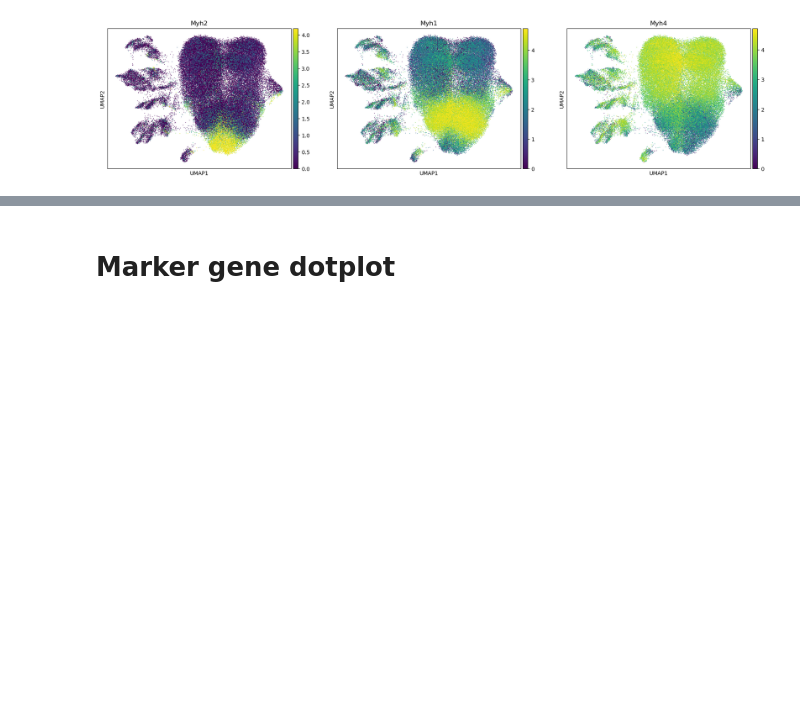
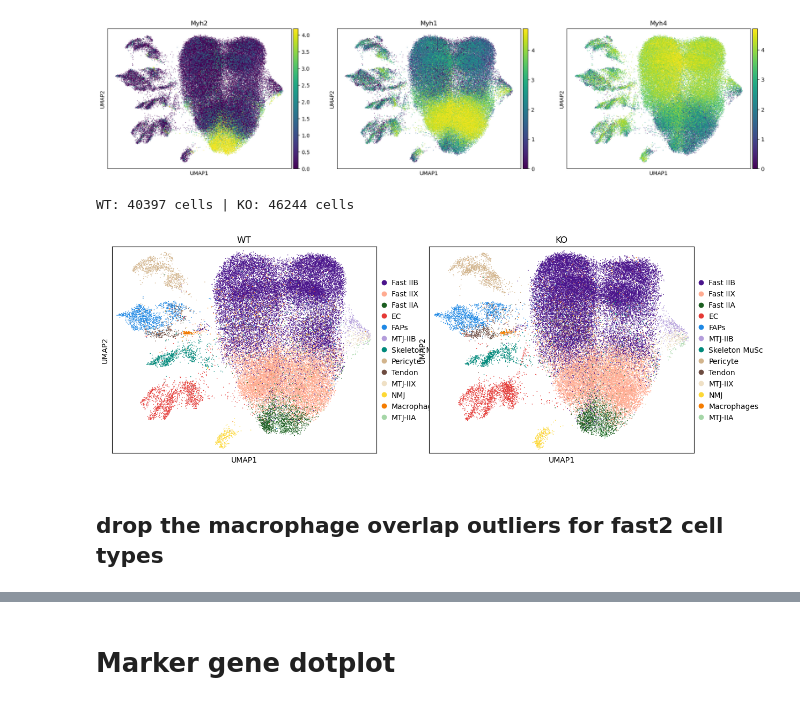
Before and after one commit to sachha-naksha/TA_muscle_ageing, a Jupyter notebook: py_scripts/2_single_nuc_inspection/re_cluster.ipynb, the cells around one changed output, grey strips where cells are left out. Saved outputs shown, nothing was run; the diff lists cells and outputs as text; code cells hidden in the pictures; blank space fills up the shorter version.

Commit message:
added all plots for figure 3 part A (cell type discovery related)

```diff
--- a/py_scripts/2_single_nuc_inspection/re_cluster.ipynb
+++ b/py_scripts/2_single_nuc_inspection/re_cluster.ipynb
@@ -227,0 +218,28 @@ plt.show()
+# %%
+# subset the adata_re by condition to plot WT and KO side by side
+import matplotlib.pyplot as plt
+
+adata_wt = adata_re[adata_re.obs["condition"] == "WT"].copy()
+adata_ko = adata_re[adata_re.obs["condition"] == "KO"].copy()
+print(f"WT: {adata_wt.n_obs} cells | KO: {adata_ko.n_obs} cells")
+
+# Shared axis limits so both panels show the same UMAP region
+x_min, y_min = adata_re.obsm["X_umap"].min(axis=0)
+x_max, y_max = adata_re.obsm["X_umap"].max(axis=0)
+pad_x = 0.02 * (x_max - x_min); pad_y = 0.02 * (y_max - y_min)
+xlim = (x_min - pad_x, x_max + pad_x)
+ylim = (y_min - pad_y, y_max + pad_y)
+
+fig, axes = plt.subplots(1, 2, figsize=(14, 5))
+sc.pl.umap(adata_wt, color="re_annot", size=5, ax=axes[0], show=False,
+           title="WT", legend_loc="right margin")
+sc.pl.umap(adata_ko, color="re_annot", size=5, ax=axes[1], show=False,
+           title="KO", legend_loc="right margin")
+for ax in axes:
+    ax.set_xlim(xlim); ax.set_ylim(ylim)
+
+fig.savefig(f"{figures_dir}/umap_reannot_WT_vs_KO.svg", bbox_inches="tight")
+plt.show()
+# %% [output]
+WT: 40397 cells | KO: 46244 cells
+[figure, added]
@@ -227,0 +249,2 @@ plt.show()
+# %% [markdown]
+## drop the macrophage overlap outliers for fast2 cell types
```
Also changed, not shown: parts of 7 cells of this notebook.
